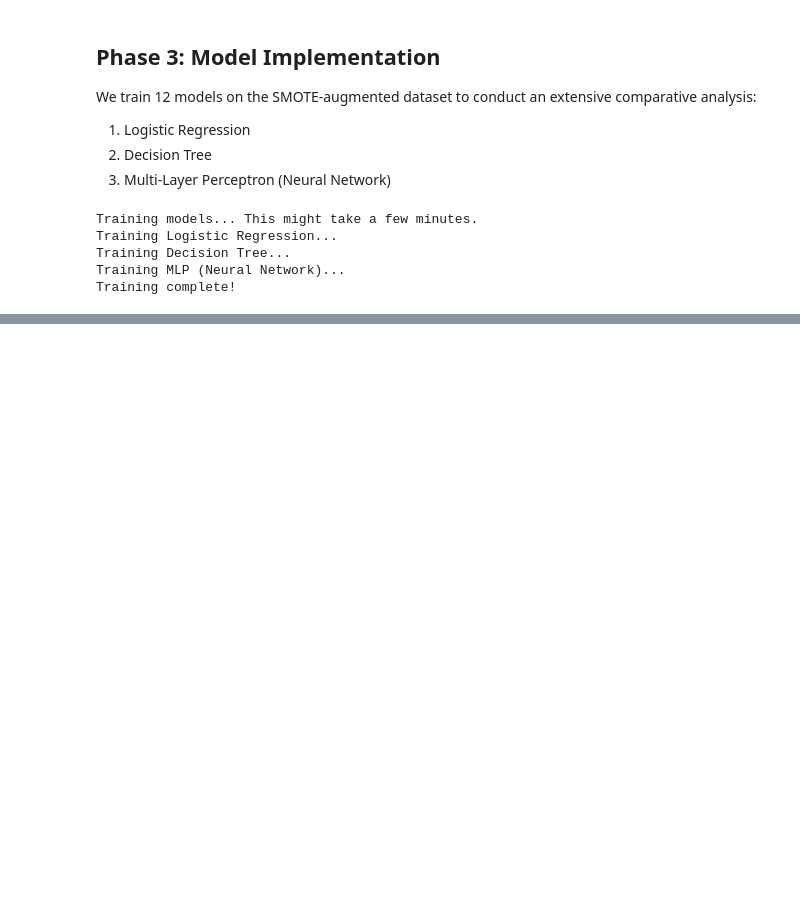
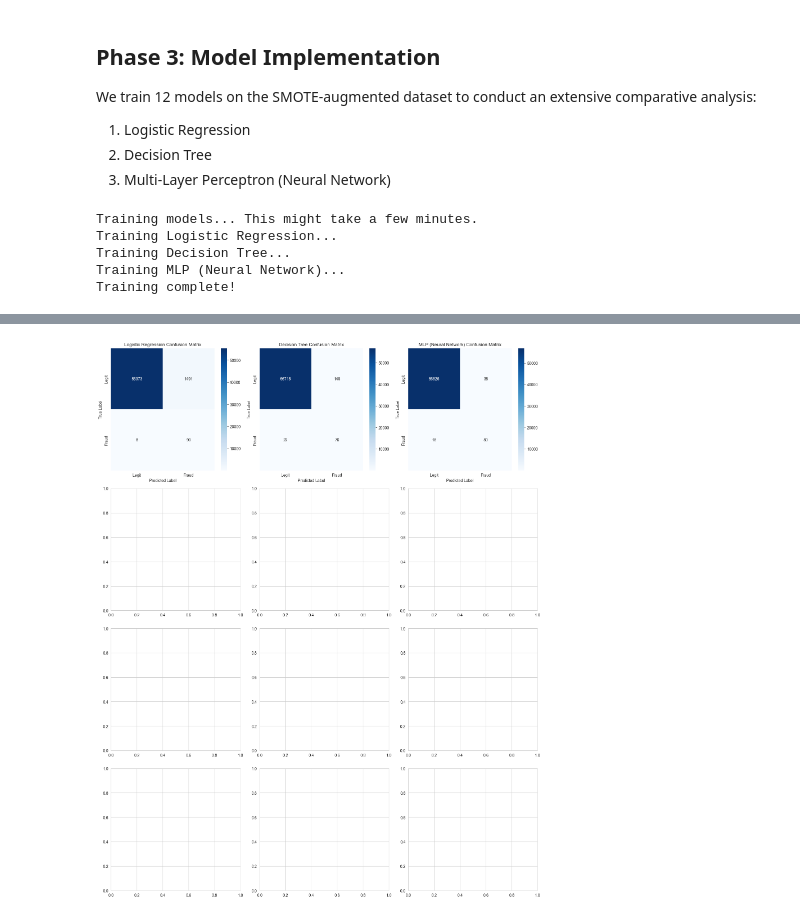
Before and after one commit to ifta-faisal/Credit_Card_Fraud_Detection, a Jupyter notebook: credit_card_fraud_detection.ipynb, the cells around one changed output, grey strips where cells are left out. Cells and saved outputs as stored; diff of their text form; code cells hidden in the pictures; blank space fills up the shorter version.

Commit message:
Add Phase 4: Evaluation Dictionary and result comparison

```diff
--- a/credit_card_fraud_detection.ipynb
+++ b/credit_card_fraud_detection.ipynb
@@ -171,0 +178,39 @@ Training complete!
+# %%
+# Evaluation dictionary
+results = {}
+
+fig, axes = plt.subplots(4, 3, figsize=(16, 20))
+axes = axes.flatten()
+
+for i, (name, model) in enumerate(trained_models.items()):
+    # Predict on unseen test set
+    y_pred = model.predict(X_test)
+
+    if hasattr(model, 'predict_proba'):
+        y_scores = model.predict_proba(X_test)[:, 1]
+    else:
+        y_scores = model.decision_function(X_test)
+
+    # Metrics
+    acc = accuracy_score(y_test, y_pred)
+    prec = precision_score(y_test, y_pred)
+    rec = recall_score(y_test, y_pred)
+    f1 = f1_score(y_test, y_pred)
+    mcc = matthews_corrcoef(y_test, y_pred)
+    roc_auc = roc_auc_score(y_test, y_scores)
+    ap = average_precision_score(y_test, y_scores)
+
+    results[name] = [acc, prec, rec, f1, mcc, roc_auc, ap]
+
+    # Confusion Matrix
+    cm = confusion_matrix(y_test, y_pred)
+    sns.heatmap(cm, annot=True, fmt='d', cmap='Blues', ax=axes[i],
+                xticklabels=['Legit', 'Fraud'], yticklabels=['Legit', 'Fraud'])
+    axes[i].set_title(f"{name} Confusion Matrix")
+    axes[i].set_ylabel('True Label')
+    axes[i].set_xlabel('Predicted Label')
+
+plt.tight_layout()
+plt.show()
+# %% [output]
+[figure, added]
```
Also changed, not shown: parts of 2 cells of this notebook.
